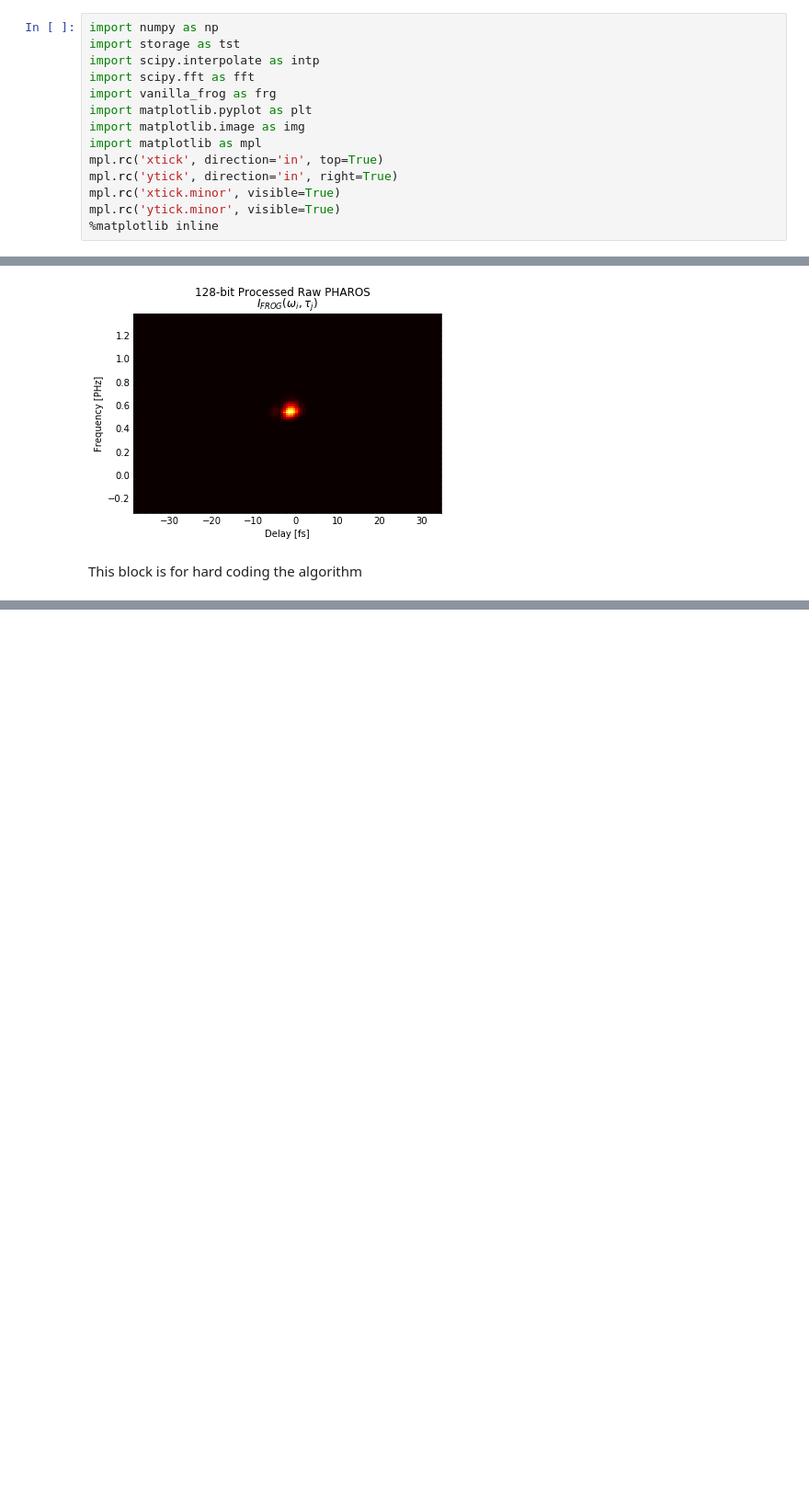
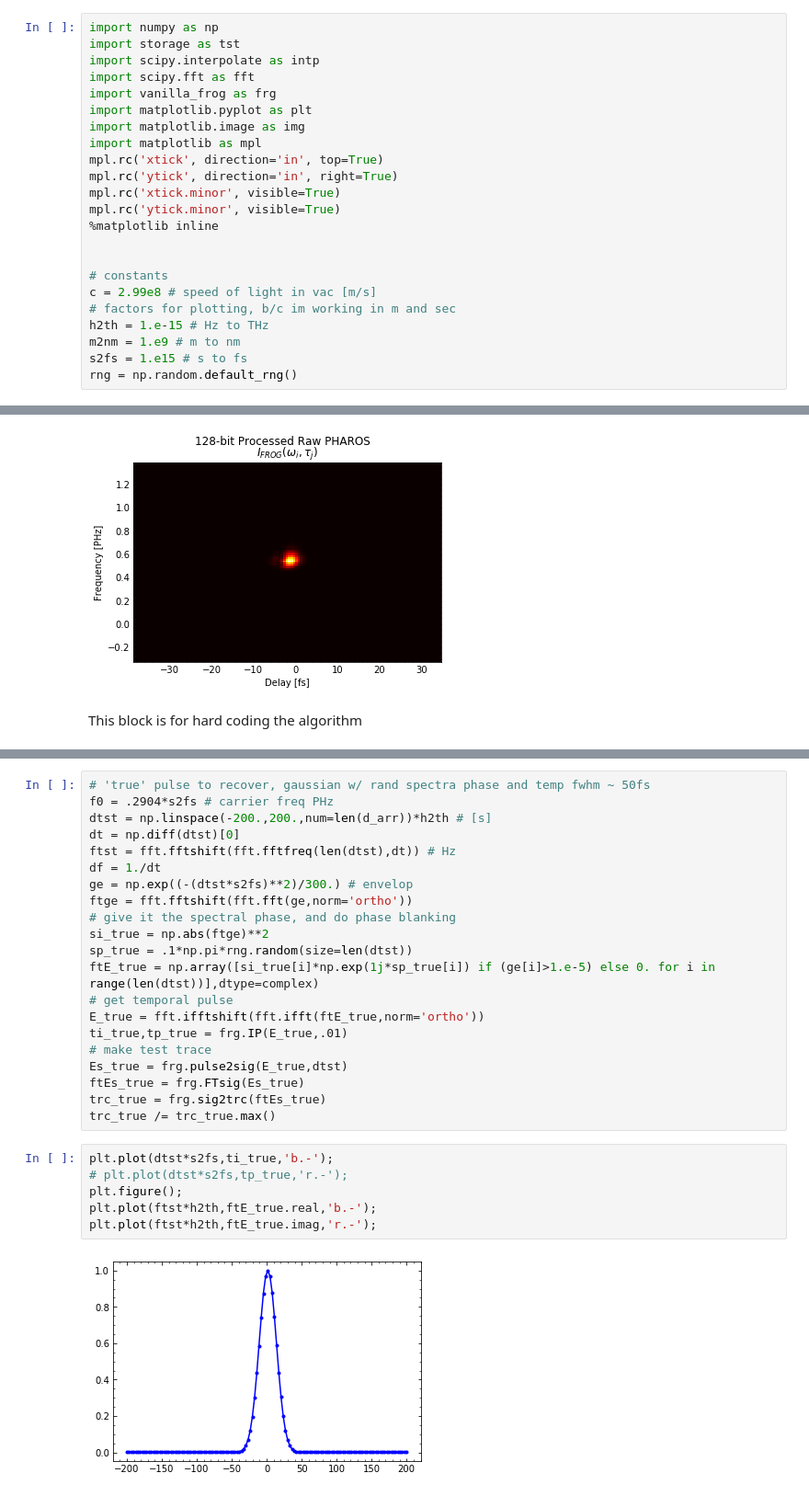
Before and after one commit to ChowdhuryGroup/FROG, a Jupyter notebook: Untitled.ipynb, the cells around one changed output, grey strips where cells are left out. Shown at 92% size. Saved outputs shown, nothing was run; the diff lists cells and outputs as text; blank space fills up the shorter version.

```diff
--- a/Untitled.ipynb
+++ b/Untitled.ipynb
@@ -12,6 +12,15 @@ mpl.rc('ytick', direction='in', right=True)
 mpl.rc('xtick.minor', visible=True)
 mpl.rc('ytick.minor', visible=True)
 %matplotlib inline
+
+
+# constants
+c = 2.99e8 # speed of light in vac [m/s]
+# factors for plotting, b/c im working in m and sec
+h2th = 1.e-15 # Hz to THz
+m2nm = 1.e9 # m to nm
+s2fs = 1.e15 # s to fs
+rng = np.random.default_rng()
 # %% [markdown]
 # COPRA explaination
 # %% [markdown]
@@ -122,0 +130,29 @@ This block is for hard coding the algorithm
+# %%
+# 'true' pulse to recover, gaussian w/ rand spectra phase and temp fwhm ~ 50fs
+f0 = .2904*s2fs # carrier freq PHz
+dtst = np.linspace(-200.,200.,num=len(d_arr))*h2th # [s]
+dt = np.diff(dtst)[0]
+ftst = fft.fftshift(fft.fftfreq(len(dtst),dt)) # Hz
+df = 1./dt
+ge = np.exp((-(dtst*s2fs)**2)/300.) # envelop
+ftge = fft.fftshift(fft.fft(ge,norm='ortho'))
+# give it the spectral phase, and do phase blanking
+si_true = np.abs(ftge)**2
+sp_true = .1*np.pi*rng.random(size=len(dtst))
+ftE_true = np.array([si_true[i]*np.exp(1j*sp_true[i]) if (ge[i]>1.e-5) else 0. for i in range(len(dtst))],dtype=complex)
+# get temporal pulse
+E_true = fft.ifftshift(fft.ifft(ftE_true,norm='ortho'))
+ti_true,tp_true = frg.IP(E_true,.01)
+# make test trace
+Es_true = frg.pulse2sig(E_true,dtst)
+ftEs_true = frg.FTsig(Es_true)
+trc_true = frg.sig2trc(ftEs_true)
+trc_true /= trc_true.max()
+# %%
+plt.plot(dtst*s2fs,ti_true,'b.-');
+# plt.plot(dtst*s2fs,tp_true,'r.-');
+plt.figure();
+plt.plot(ftst*h2th,ftE_true.real,'b.-');
+plt.plot(ftst*h2th,ftE_true.imag,'r.-');
+# %% [output]
+[figure, added]
```
Also changed, not shown: parts of 15 cells of this notebook, 1 other file.
